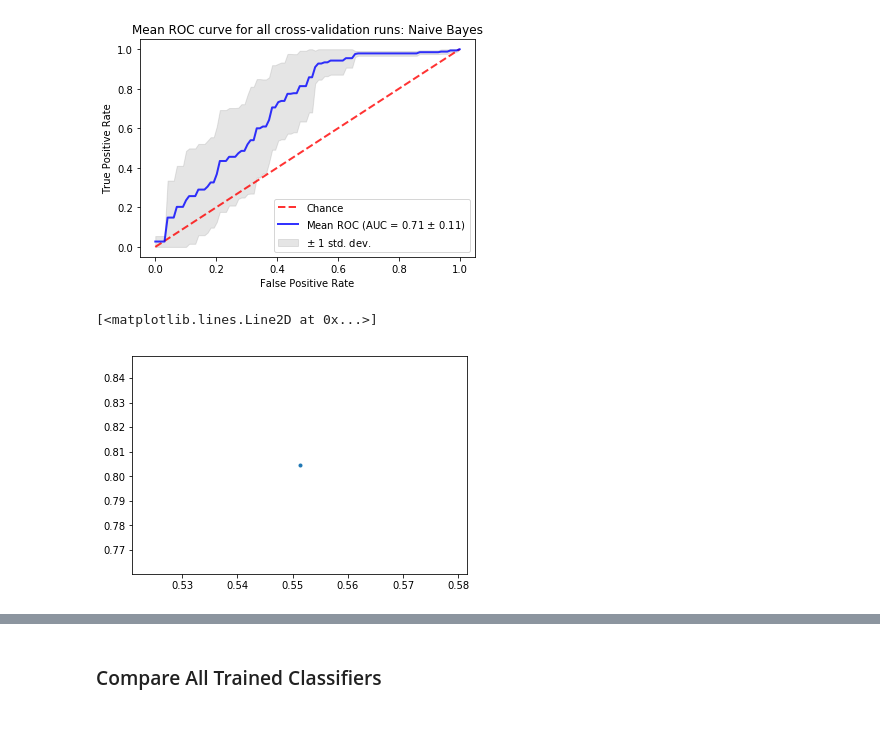
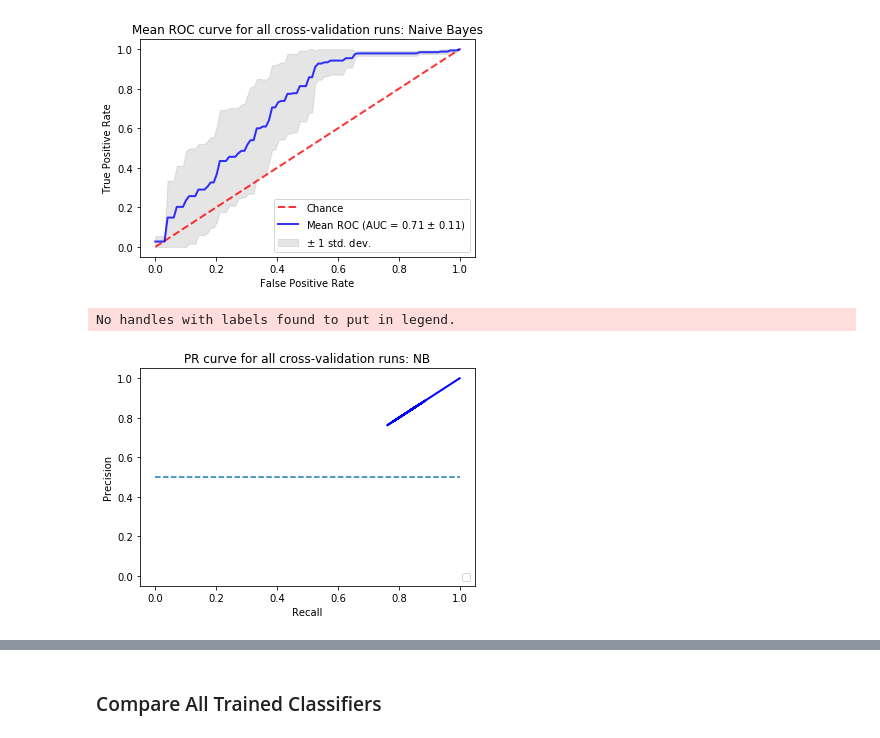
Before and after one commit to vipulpopat/MSCAI_Sem1_Etivity4, a Jupyter notebook: Lab 4 - Comparison of Classifiers - Main.ipynb, the cells around one changed output, grey strips where cells are left out. Saved outputs shown, nothing was run; the diff lists cells and outputs as text; code cells hidden in the pictures.

```diff
--- a/Lab 4 - Comparison of Classifiers - Main.ipynb
+++ b/Lab 4 - Comparison of Classifiers - Main.ipynb
@@ -123,10 +124,9 @@ plot_roc_cv_folds(mean_fpr, tprs_NB, aucs_NB, 'Naive Bayes')
 plot_roc_mean(mean_fpr, tprs_NB, aucs_NB, 'Naive Bayes')
 # %% [output]
 [figure]
-# %%
-# TODO : plot precision, plot recall, plot decision-recall curve
-pyplot.plot(re, precision, marker='.')
-# %% [output]
-[<matplotlib.lines.Line2D at 0x...>]
-[figure, removed]
+# %%
+plot_pr_cv_mean(precision_NB, precision_NB, 'NB')
+# %% [output]
+No handles with labels found to put in legend.
+[figure, added]
 # %% [markdown]
```
Also changed, not shown: parts of 8 cells of this notebook, 1 other file.
